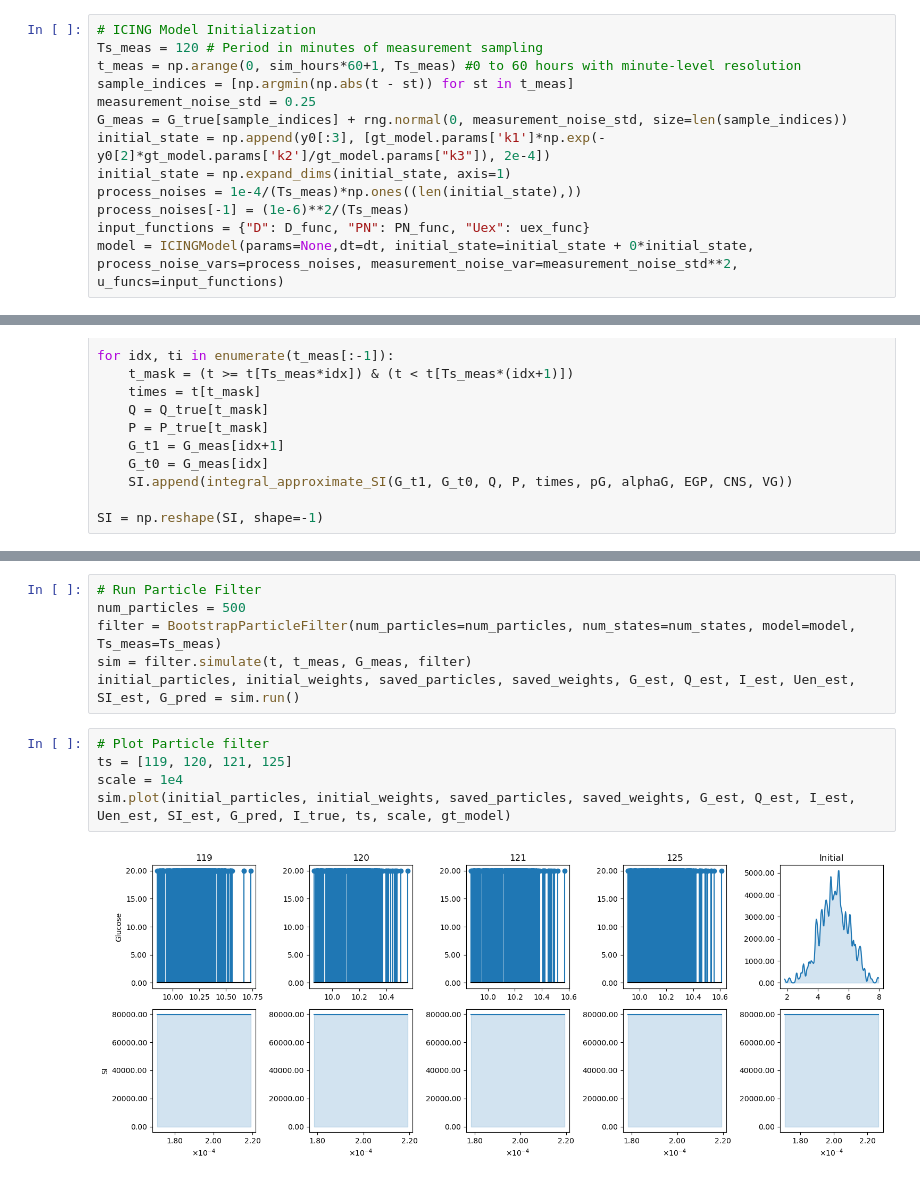
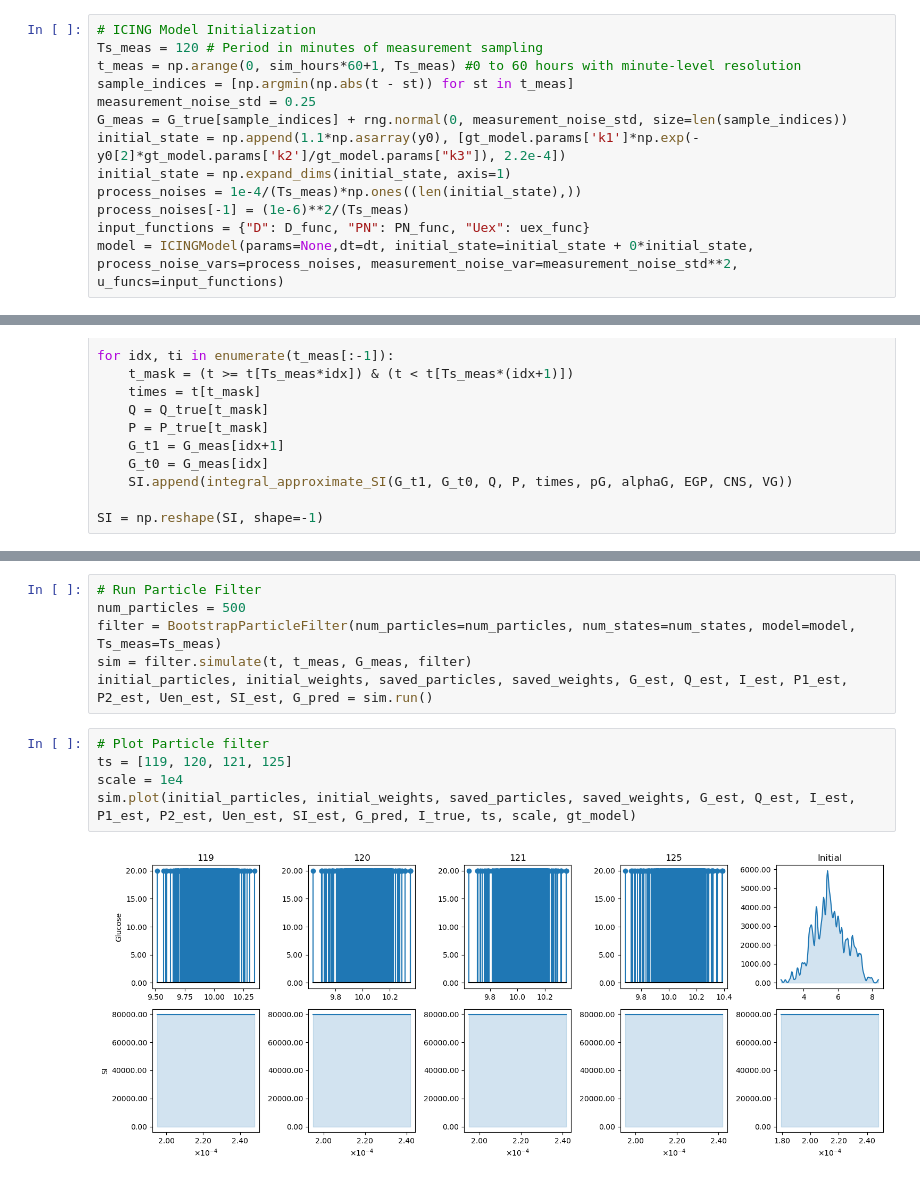
Before and after one commit to mlmulv/Thesis-Code, a Jupyter notebook: modeling_estimation.ipynb, the cells around one changed output, grey strips where cells are left out. Saved outputs shown, nothing was run; the diff lists cells and outputs as text.

```diff
--- a/modeling_estimation.ipynb
+++ b/modeling_estimation.ipynb
@@ -31,7 +34,7 @@ t_meas = np.arange(0, sim_hours*60+1, Ts_meas) #0 to 60 hours with minute-level
 sample_indices = [np.argmin(np.abs(t - st)) for st in t_meas]
 measurement_noise_std = 0.25
 G_meas = G_true[sample_indices] + rng.normal(0, measurement_noise_std, size=len(sample_indices))
-initial_state = np.append(y0[:3], [gt_model.params['k1']*np.exp(-y0[2]*gt_model.params['k2']/gt_model.params["k3"]), 2e-4])
+initial_state = np.append(1.1*np.asarray(y0), [gt_model.params['k1']*np.exp(-y0[2]*gt_model.params['k2']/gt_model.params["k3"]), 2.2e-4])
 initial_state = np.expand_dims(initial_state, axis=1)
 process_noises = 1e-4/(Ts_meas)*np.ones((len(initial_state),))
 process_noises[-1] = (1e-6)**2/(Ts_meas)
@@ -98,11 +104,11 @@ sim.plot(saved_state, saved_noise_var, G_est, Q_est, I_est, Uen_est, SI_est, G_p
 num_particles = 500
 filter = BootstrapParticleFilter(num_particles=num_particles, num_states=num_states, model=model, Ts_meas=Ts_meas)
 sim = filter.simulate(t, t_meas, G_meas, filter)
-initial_particles, initial_weights, saved_particles, saved_weights, G_est, Q_est, I_est, Uen_est, SI_est, G_pred = sim.run()
+initial_particles, initial_weights, saved_particles, saved_weights, G_est, Q_est, I_est, P1_est, P2_est, Uen_est, SI_est, G_pred = sim.run()
 # %%
 # Plot Particle filter
 ts = [119, 120, 121, 125]
 scale = 1e4
-sim.plot(initial_particles, initial_weights, saved_particles, saved_weights, G_est, Q_est, I_est, Uen_est, SI_est, G_pred, I_true, ts, scale, gt_model)
+sim.plot(initial_particles, initial_weights, saved_particles, saved_weights, G_est, Q_est, I_est, P1_est, P2_est, Uen_est, SI_est, G_pred, I_true, ts, scale, gt_model)
 # %% [output]
-[figure, old version]
+[figure, new version]
```
Also changed, not shown: parts of 5 cells of this notebook, 4 other files.
